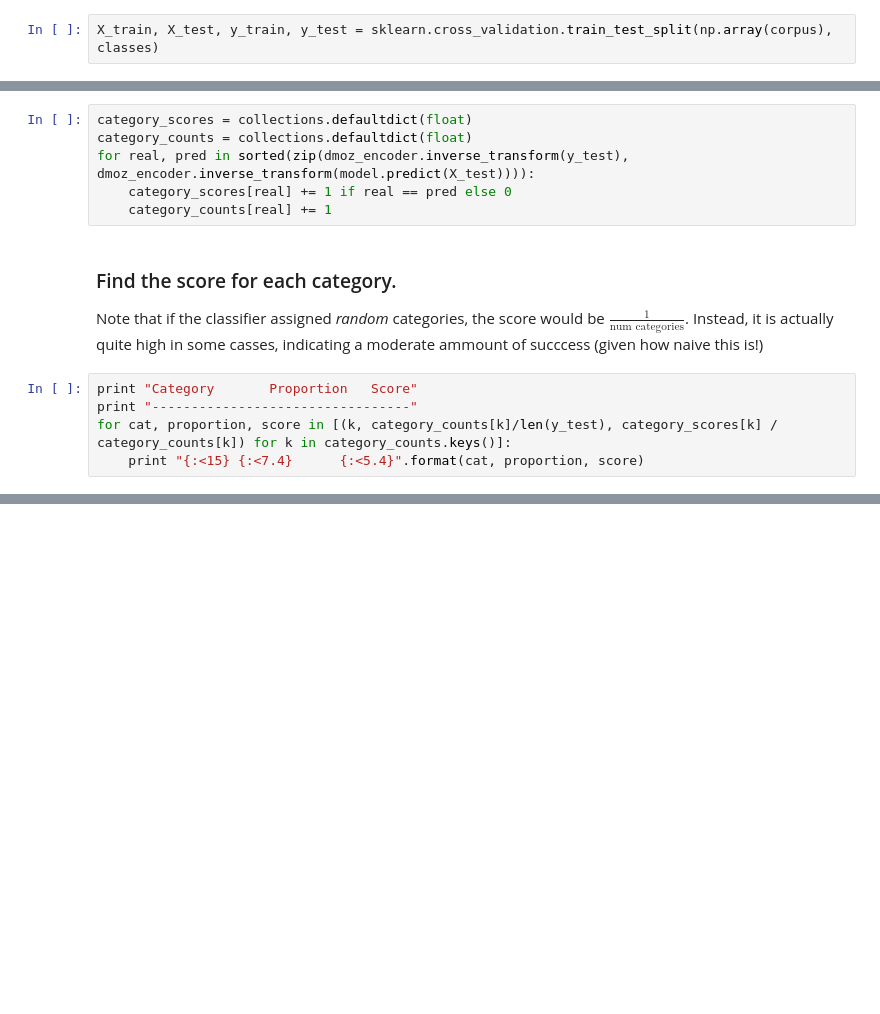
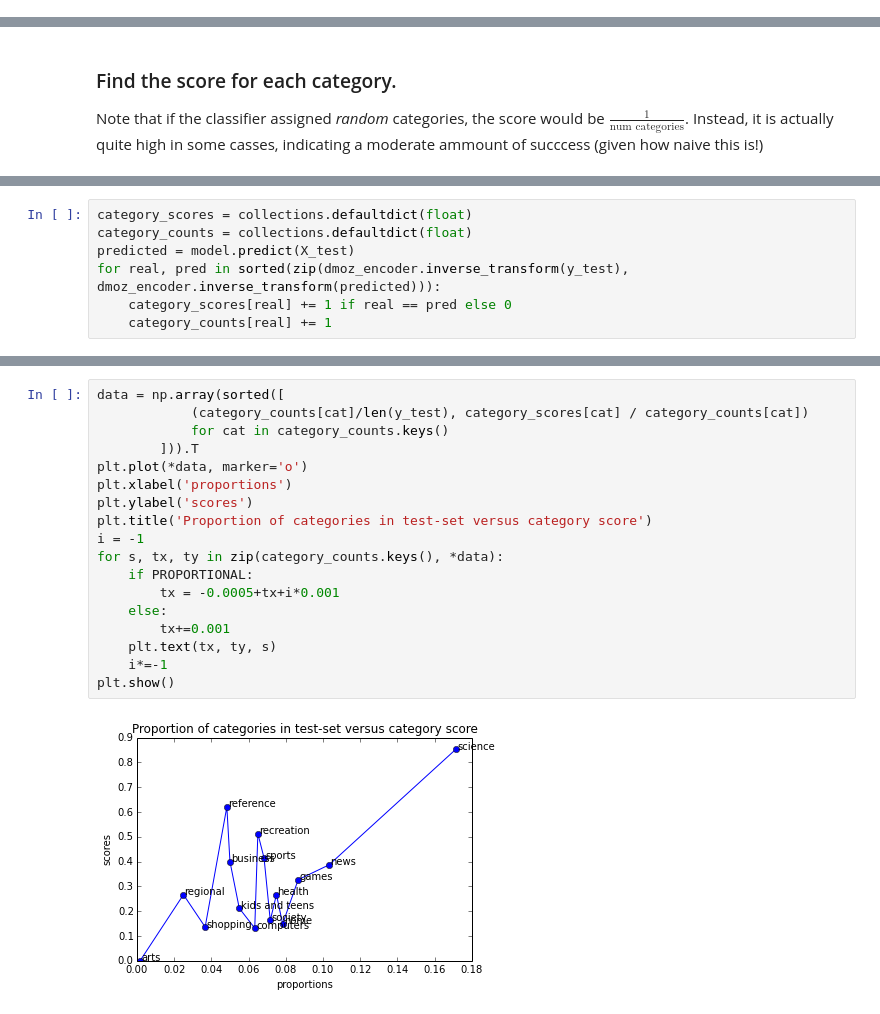
Before and after one commit to comp6028team17/gensim_testing, a Jupyter notebook: body_content_to_dmoz_classes.ipynb, the cells around one changed output, grey strips where cells are left out. Cells and saved outputs as stored; diff of their text form; blank space fills up the shorter version.

```diff
--- a/body_content_to_dmoz_classes.ipynb
+++ b/body_content_to_dmoz_classes.ipynb
@@ -106,5 +96,3 @@ array([ 0.17018634,  0.1689612 ,  0.15365239])
-# %%
-X_train, X_test, y_train, y_test = sklearn.cross_validation.train_test_split(np.array(corpus), classes)
 # %%
 model = clf.fit(X_train, y_train)
 print model.score(X_test, y_test)
@@ -113,15 +102,4 @@ print model.score(X_test, y_test)
-# %%
-category_scores = collections.defaultdict(float)
-category_counts = collections.defaultdict(float)
-for real, pred in sorted(zip(dmoz_encoder.inverse_transform(y_test), dmoz_encoder.inverse_transform(model.predict(X_test)))):
-    category_scores[real] += 1 if real == pred else 0
-    category_counts[real] += 1
 # %% [markdown]
 ### Find the score for each category.
 
 Note that if the classifier assigned *random* categories, the score would be $\frac{1}{\textrm{num categories}}$. Instead, it is actually quite high in some casses, indicating a moderate ammount of succcess (given how naive this is!)
-# %%
-print "Category       Proportion   Score"
-print "---------------------------------"
-for cat, proportion, score in [(k, category_counts[k]/len(y_test), category_scores[k] / category_counts[k]) for k in category_counts.keys()]:
-    print "{:<15} {:<7.4}      {:<5.4}".format(cat, proportion, score)
@@ -180,0 +106,7 @@ print meta[20]
+# %%
+category_scores = collections.defaultdict(float)
+category_counts = collections.defaultdict(float)
+predicted = model.predict(X_test)
+for real, pred in sorted(zip(dmoz_encoder.inverse_transform(y_test), dmoz_encoder.inverse_transform(predicted))):
+    category_scores[real] += 1 if real == pred else 0
+    category_counts[real] += 1
@@ -180,0 +135,20 @@ print meta[20]
+# %%
+data = np.array(sorted([
+            (category_counts[cat]/len(y_test), category_scores[cat] / category_counts[cat])
+            for cat in category_counts.keys()
+        ])).T
+plt.plot(*data, marker='o')
+plt.xlabel('proportions')
+plt.ylabel('scores')
+plt.title('Proportion of categories in test-set versus category score')
+i = -1
+for s, tx, ty in zip(category_counts.keys(), *data):
+    if PROPORTIONAL:
+        tx = -0.0005+tx+i*0.001
+    else:
+        tx+=0.001
+    plt.text(tx, ty, s)
+    i*=-1
+plt.show()
+# %% [output]
+[figure, added]
```
Also changed, not shown: parts of 16 cells of this notebook, 1 other file.
